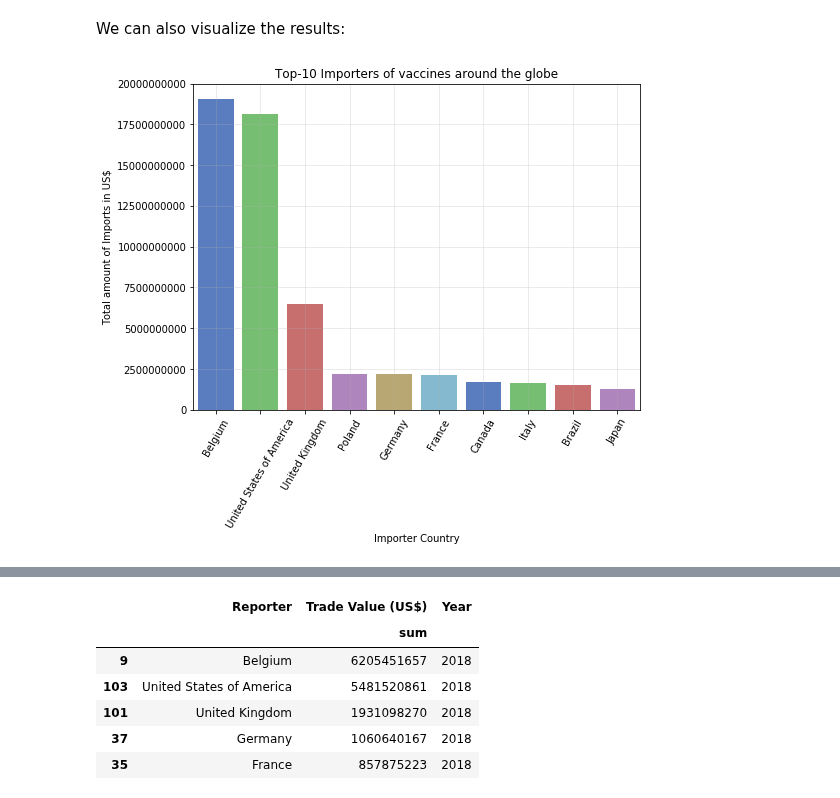
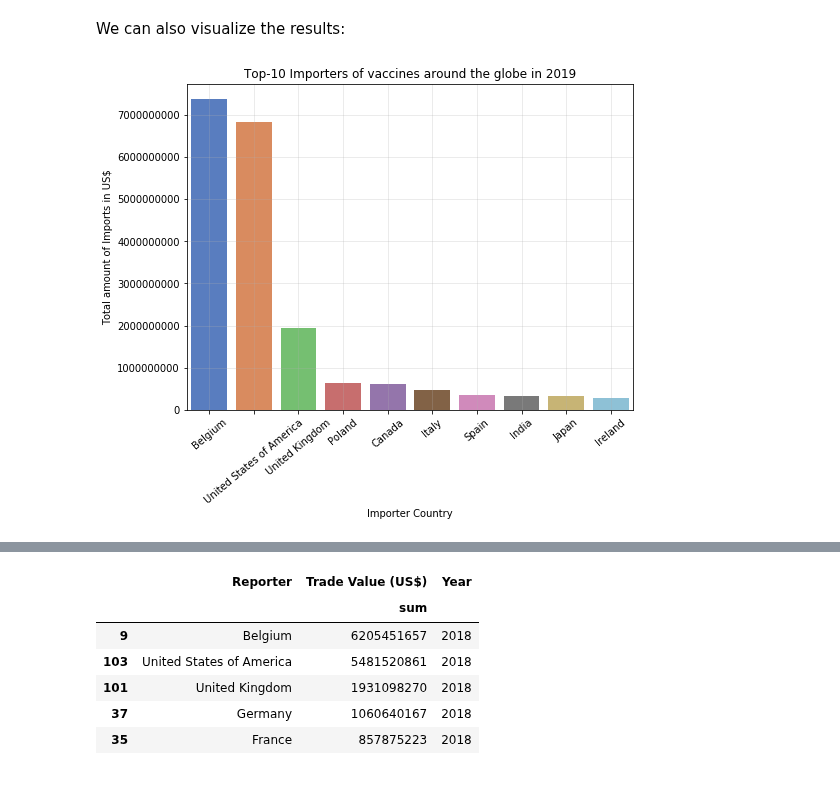
Before and after one commit to gpsyrou/Vaccines_Trade_Network, a Jupyter notebook: Jupyter_Notebooks/Vaccines_Network_JN.ipynb, the cells around one changed output, grey strips where cells are left out. Saved outputs shown, nothing was run; the diff lists cells and outputs as text; code cells hidden in the pictures.

```diff
--- a/Jupyter_Notebooks/Vaccines_Network_JN.ipynb
+++ b/Jupyter_Notebooks/Vaccines_Network_JN.ipynb
@@ -117,7 +117,7 @@ import os
 import pandas as pd
 import numpy as np
 
-project_dir = 'C:\\Users\\george\\Desktop\\GitHub\\Projects\\Comtrade_Network'
+project_dir = '/Users/georgiosspyrou/Desktop/Comtrade_Network/Vaccines_Trade_Network'
 os.chdir(project_dir)
 
 import warnings
@@ -302,10 +302,10 @@ top_importers_2019[0:topn]
 # %% [markdown]
 We can also visualize the results:
 # %%
-plotTopnCountries(df=top_importers, feature='Trade Value (US$)',
+plotTopnCountries(df=top_importers_2019, feature='Trade Value (US$)',
                       topn=topn, kind='Import', year=year)
 # %% [output]
-[figure, old version]
+[figure, new version]
 # %%
 import plotly.express as px
 
```
Also changed, not shown: parts of 4 cells of this notebook, 1 other file.
